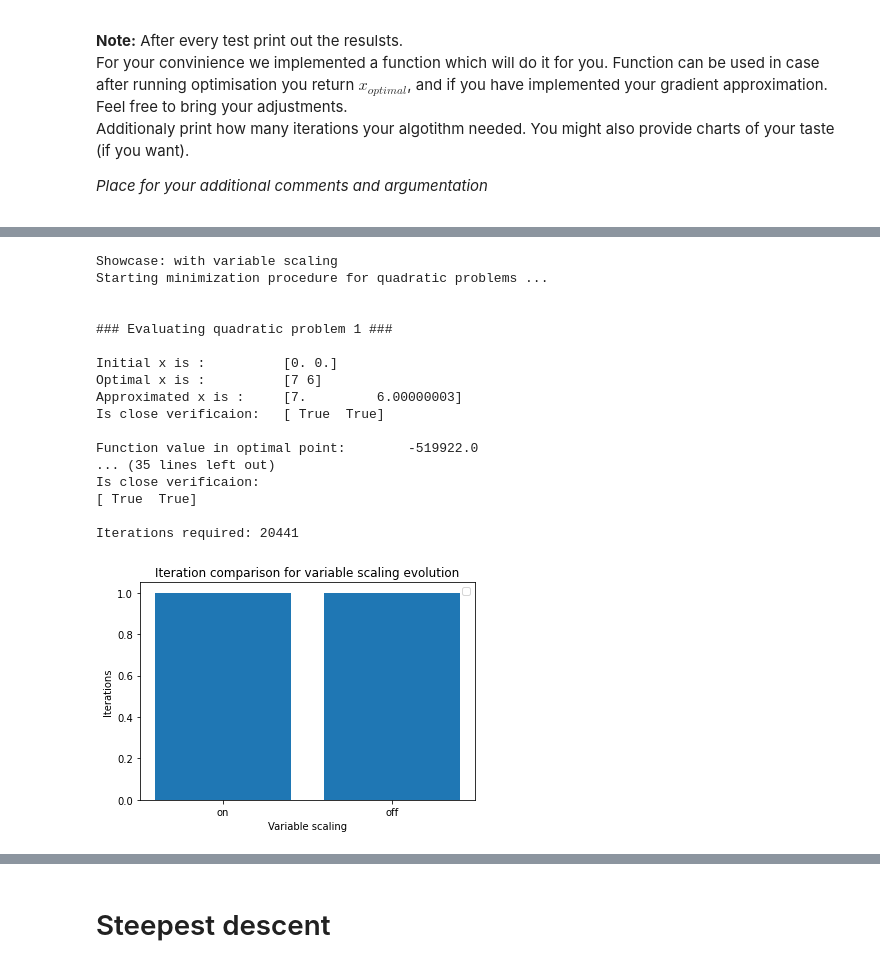
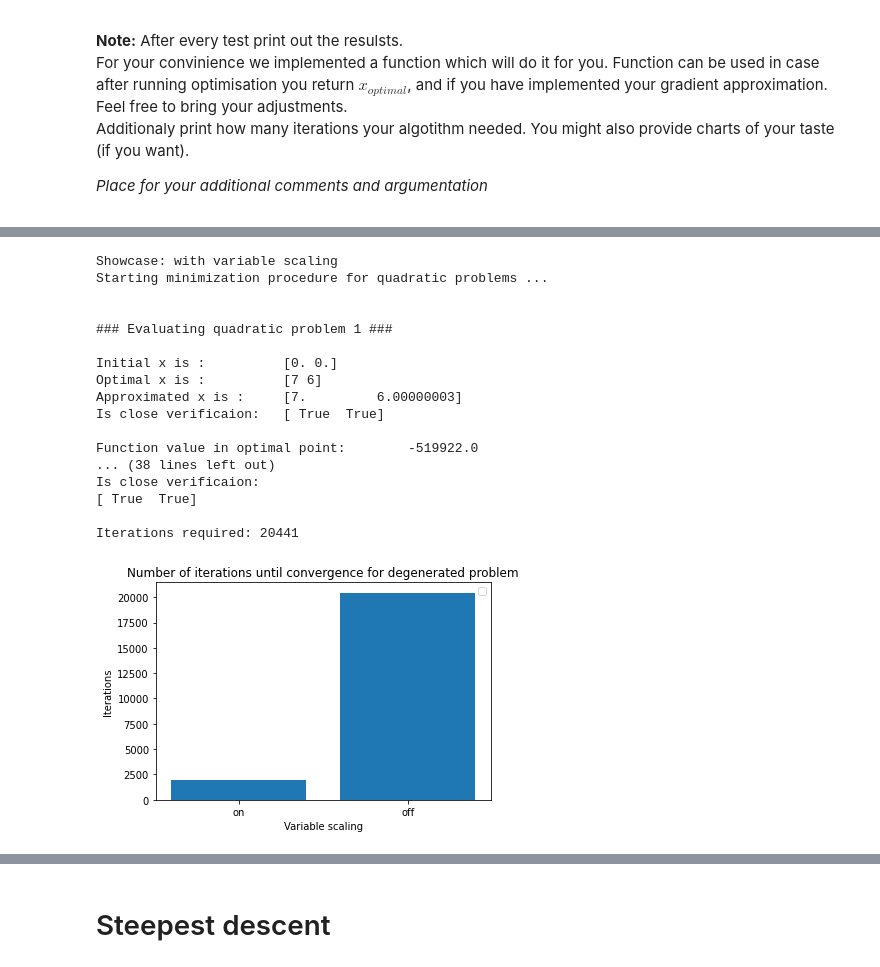
Before and after one commit to rendstrasser/num-opt-group-project, a Jupyter notebook: submission.ipynb, the cells around one changed output, grey strips where cells are left out. Drawn from its saved outputs; the diff is of its cells as text; code cells hidden in the pictures.

```diff
--- a/submission.ipynb
+++ b/submission.ipynb
@@ -277,7 +287,7 @@ def execute_quadratic_minimization(problems, direction_method, plot_gradients=Tr
 
     :param problems: List of quadratic MinimizationProblem instances that we want to minimize
     :param direction_method: Callable that implements the calculation of the direction for an iteration (e.g. steepest descent)
-    :return: number of iterations
+    :return: gradients of problem minimization procedure
     """
 
     print("Starting minimization procedure for quadratic problems ...")
@@ -288,7 +298,7 @@ def execute_quadratic_minimization(problems, direction_method, plot_gradients=Tr
         print(f"\n\n### Evaluating quadratic problem {i+1} ###\n")
 
         # We perform the actual minimization procedure
-        x_minimizer, grad_norms = find_minimizer(problem, direction_method, tolerance=1e-3, max_iter=600_000)
+        x_minimizer, grad_norms = find_minimizer(problem, direction_method, tolerance=1e-3, max_iter=300_000)
         problems_grad_norms.append(grad_norms)
 
         # Print the result
@@ -298,4 +308,4 @@ def execute_quadratic_minimization(problems, direction_method, plot_gradients=Tr
     if plot_gradients:
         plot_grad_norms(problems_grad_norms)
 
-    return len(problems_grad_norms)
+    return problems_grad_norms
@@ -319,7 +331,8 @@ with_var_scaling_small_problem = create_quadratic_problem(2, settings=var_scalin
 
 # Execute minimization procedure with var scaling and without to be able to compare number of iterations
 print("Showcase: with variable scaling")
-iteration_count_var_scaling = execute_quadratic_minimization(np.array([with_var_scaling_small_problem]), steepest_descent_direction, False)
+gradients_with_var_scaling = execute_quadratic_minimization(np.array([with_var_scaling_small_problem]), steepest_descent_direction, False)
+print("\n\n")
 
 # --- Var scaling off ---
 
@@ -334,37 +347,35 @@ var_scaling_off_settings = MinimizationProblemSettings(
 
 # Create small showcase problem
 np.random.seed(50) # ensure deterministic problem
 without_var_scaling_small_problem = create_quadratic_problem(2, settings=var_scaling_off_settings)
-print("\n\n")
 
 print("Showcase: without variable scaling")
-iteration_count_wo_var_scaling = execute_quadratic_minimization(np.array([without_var_scaling_small_problem]), steepest_descent_direction, False)
+gradients_without_var_scaling = execute_quadratic_minimization(np.array([without_var_scaling_small_problem]), steepest_descent_direction, False)
 
 # --- Plotting ---
-
-plt.bar(range(2), [iteration_count_var_scaling, iteration_count_wo_var_scaling], align='center')
+plt.bar(range(2), [len(gradients_with_var_scaling[0]), len(gradients_without_var_scaling[0])], align='center')
 plt.xticks(range(2), ("on", "off"))
-plt.title("Iteration comparison for variable scaling evolution")
+plt.title("Number of iterations until convergence for degenerated problem")
 plt.xlabel("Variable scaling")
 plt.ylabel("Iterations")
 plt.legend()
 plt.show()
 # %% [output]
 Showcase: with variable scaling
 Starting minimization procedure for quadratic problems ...
 
 
 ### Evaluating quadratic problem 1 ###
 
 Initial x is :          [0. 0.]
 Optimal x is :          [7 6]
 Approximated x is :     [7.         6.00000003]
 Is close verificaion:   [ True  True]
 
 Function value in optimal point:        -519922.0
-... (35 lines left out)
+... (38 lines left out)
 Is close verificaion:
 [ True  True]
 
 Iterations required: 20441
-[figure, old version]
+[figure, new version]
```
Also changed, not shown: parts of 14 cells of this notebook, 3 other files.
